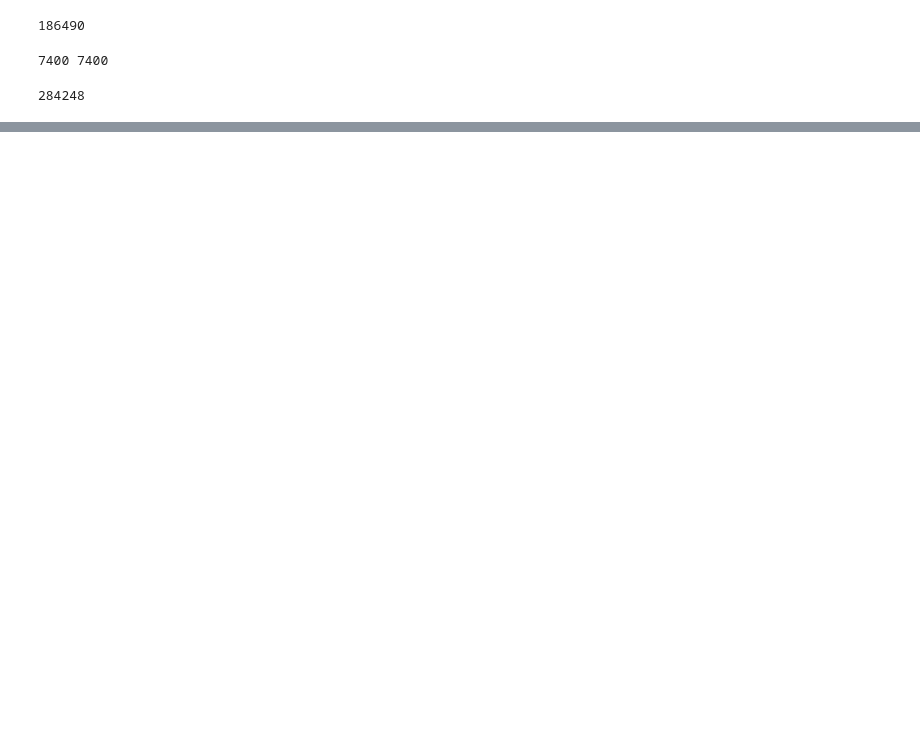
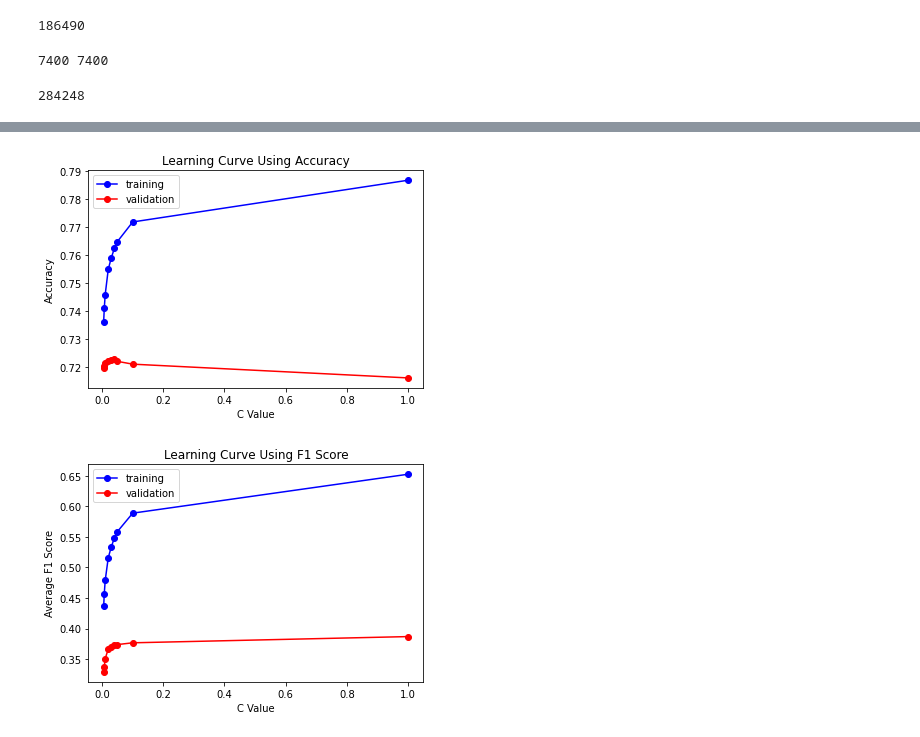
Before and after one commit to yuhuihuang77/Amazon-product-review, a Jupyter notebook: baseline.ipynb, the cells around one changed output, grey strips where cells are left out. Cells and saved outputs as stored; diff of their text form; code cells hidden in the pictures; blank space fills up the shorter version.

```diff
--- a/baseline.ipynb
+++ b/baseline.ipynb
@@ -74,0 +159,5 @@ accuracy(linReg, Xval, yval)
+# %%
+(valAcc, valF1, confM) = evalModel(svmModel.predict(Xval), yval)
+print(valAcc)
+print(valF1)
+print(confM.astype(np.int))
@@ -74,0 +172,42 @@ accuracy(linReg, Xval, yval)
+# %%
+from sklearn.svm import LinearSVC
+from util import linRegPredict, evalModel
+
+# Plotting the learning curve
+Cvalues = [1, 0.1, 0.05, 0.04, 0.03, 0.02, 0.01, 0.007, 0.005]
+trainAccs = []
+valAccs = []
+trainF1s = []
+valF1s = []
+
+for C in Cvalues:
+    # create feature vector and labels
+    (X, y) = createFeatures(reviews, ratings, wordToIndex, 100000)
+    # train a linear model
+    svmModel = LinearSVC(dual = False, max_iter=5000, C=C).fit(X, y)
+    (valAcc, valF1, _) = evalModel(svmModel.predict(Xval), yval)
+    (trainAcc, trainF1, _) = evalModel(svmModel.predict(X), y)
+    trainAccs.append(trainAcc)
+    valAccs.append(valAcc)
+    trainF1s.append(trainF1)
+    valF1s.append(valF1)
+
+# plot
+plt.title('Learning Curve Using Accuracy')
+plt.plot(Cvalues, trainAccs, 'bo-', label = 'training')
+plt.plot(Cvalues, valAccs, 'ro-', label = 'validation')
+plt.xlabel('C Value')
+plt.ylabel('Accuracy')
+plt.legend()
+plt.show()
+
+plt.title('Learning Curve Using F1 Score')
+plt.plot(Cvalues, trainF1s, 'bo-', label = 'training')
+plt.plot(Cvalues, valF1s, 'ro-', label = 'validation')
+plt.xlabel('C Value')
+plt.ylabel('Average F1 Score')
+plt.legend()
+plt.show()
+# %% [output]
+[figure, added]
+[figure, added]
```
Also changed, not shown: parts of 15 cells of this notebook, 1 other file.
